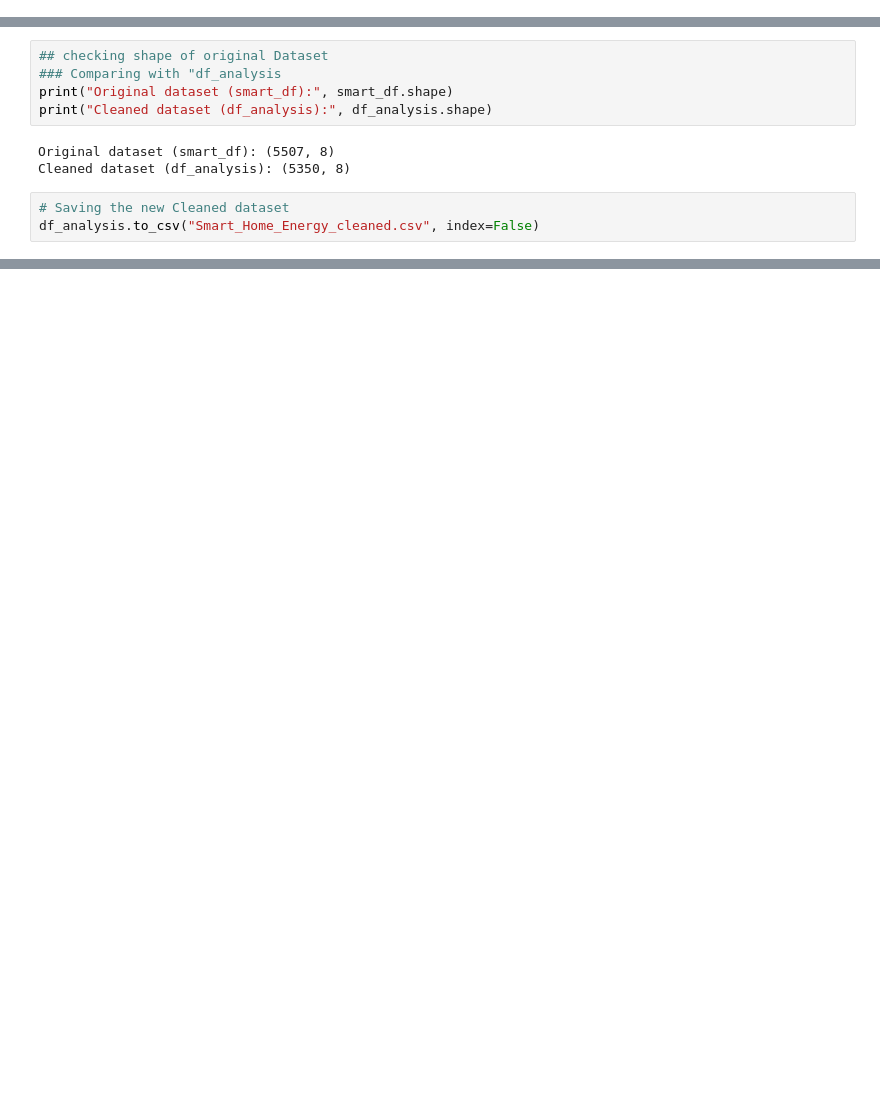
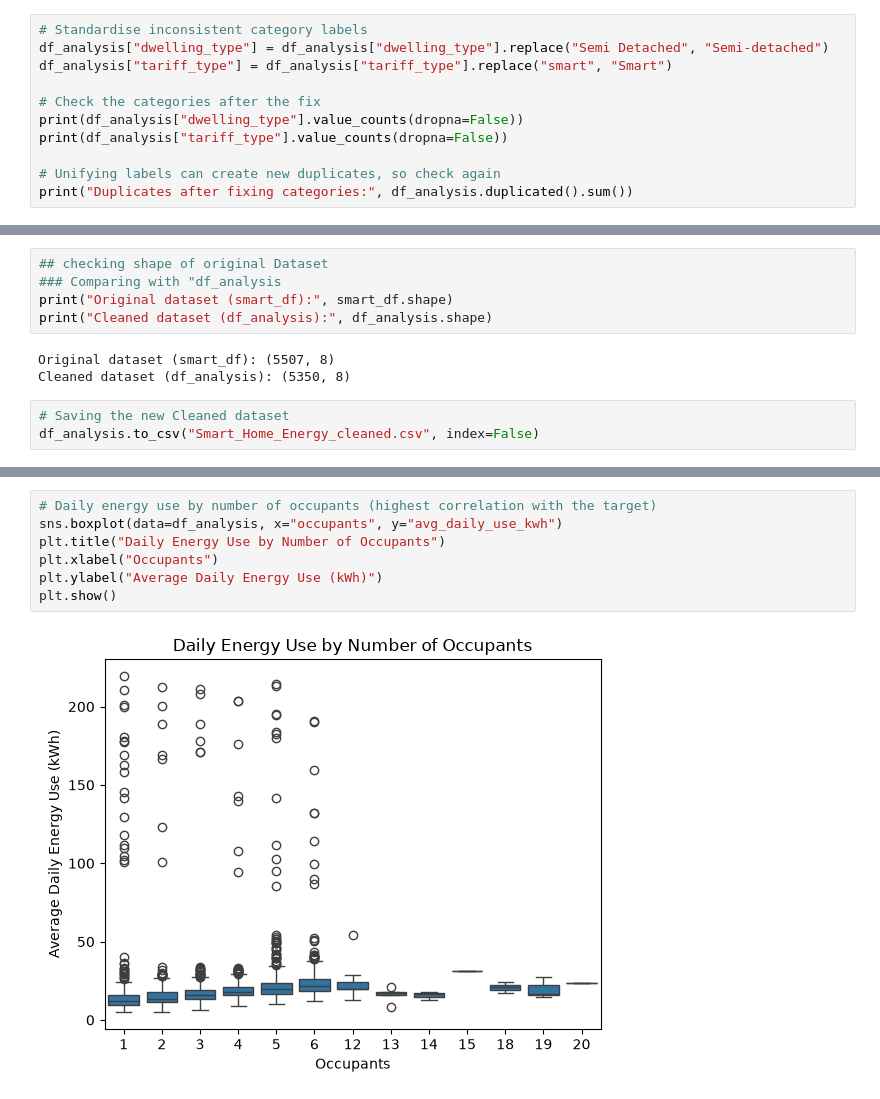
Before and after one commit to sba26038-dev/cct-data-exploration-ca1, a Jupyter notebook: CA1_Smart_Home_Energy_EDA.ipynb, the cells around one changed output, grey strips where cells are left out. Drawn from its saved outputs; the diff is of its cells as text; blank space fills up the shorter version.

```diff
--- a/CA1_Smart_Home_Energy_EDA.ipynb
+++ b/CA1_Smart_Home_Energy_EDA.ipynb
@@ -272,0 +336,11 @@ dtype: int64
+# %%
+# Standardise inconsistent category labels
+df_analysis["dwelling_type"] = df_analysis["dwelling_type"].replace("Semi Detached", "Semi-detached")
+df_analysis["tariff_type"] = df_analysis["tariff_type"].replace("smart", "Smart")
+
+# Check the categories after the fix
+print(df_analysis["dwelling_type"].value_counts(dropna=False))
+print(df_analysis["tariff_type"].value_counts(dropna=False))
+
+# Unifying labels can create new duplicates, so check again
+print("Duplicates after fixing categories:", df_analysis.duplicated().sum())
@@ -329,0 +519,9 @@ df_analysis.to_csv("Smart_Home_Energy_cleaned.csv", index=False)
+# %%
+# Daily energy use by number of occupants (highest correlation with the target)
+sns.boxplot(data=df_analysis, x="occupants", y="avg_daily_use_kwh")
+plt.title("Daily Energy Use by Number of Occupants")
+plt.xlabel("Occupants")
+plt.ylabel("Average Daily Energy Use (kWh)")
+plt.show()
+# %% [output]
+[figure, added]
```
Also changed, not shown: parts of 56 cells of this notebook.
